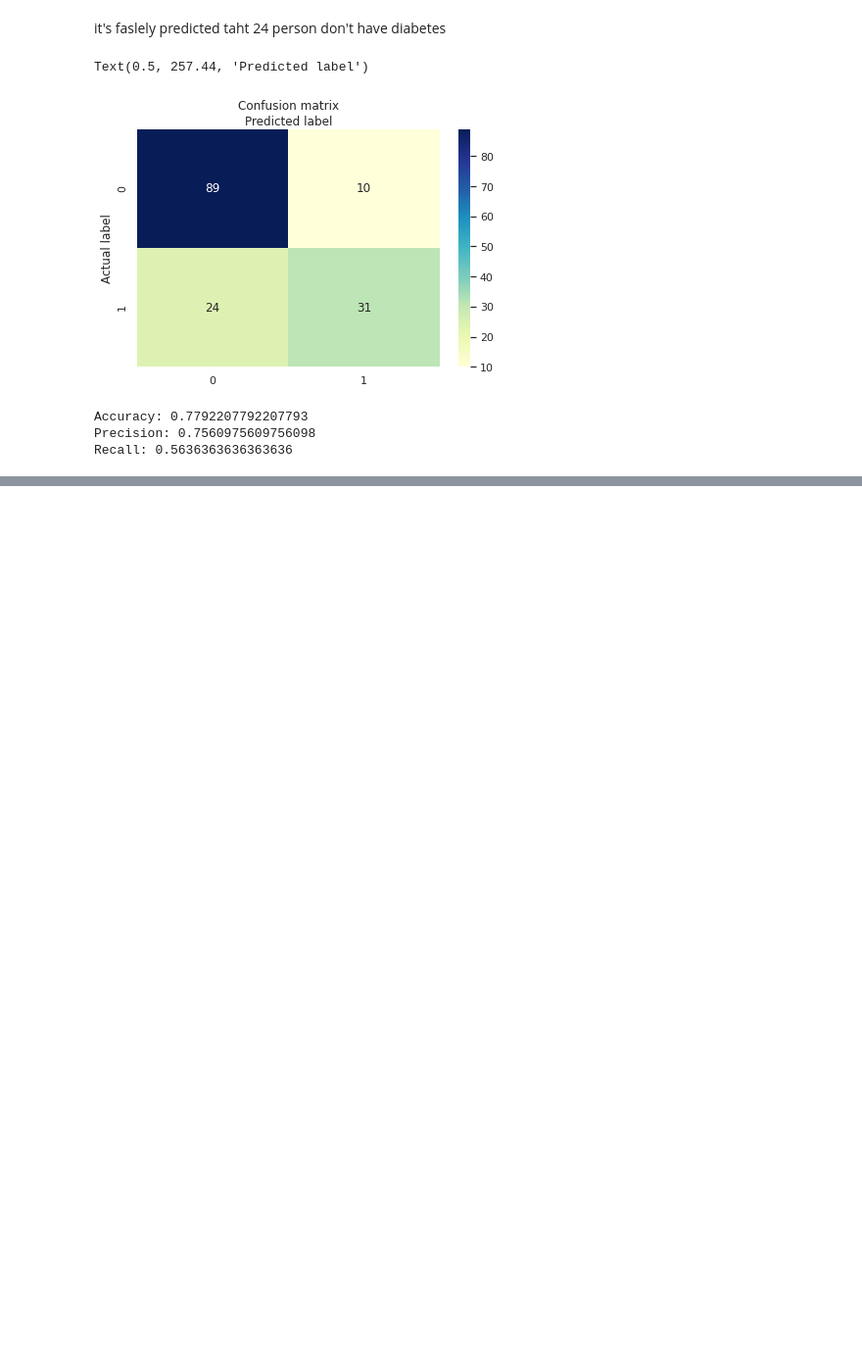
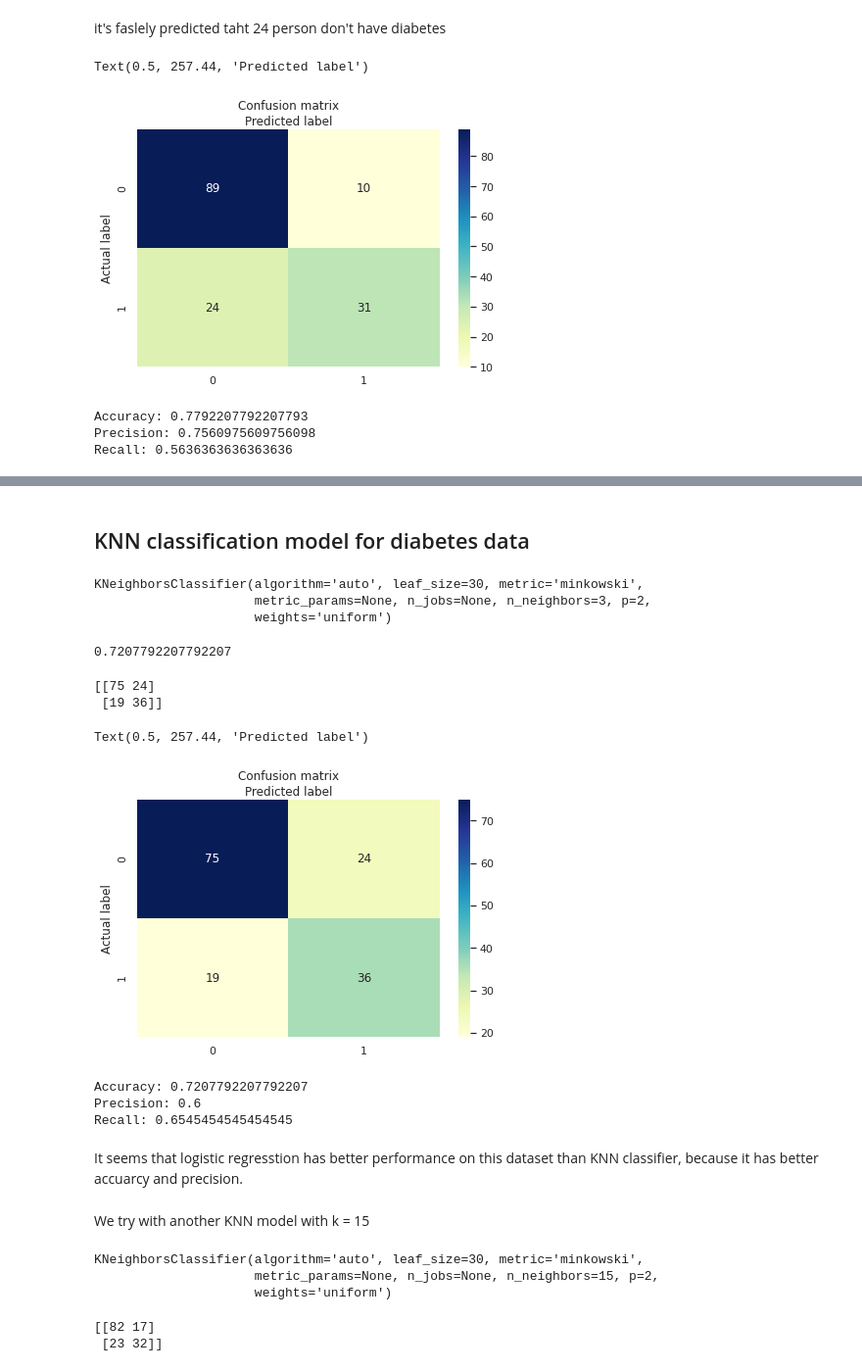
Before and after one commit to ZahraDehghani99/AI-Internship, a Jupyter notebook: Phase01_Review.ipynb, the cells around one changed output, grey strips where cells are left out. Shown: that part at 98% size. Drawn from its saved outputs; the diff is of its cells as text; code cells hidden in the pictures; blank space fills up the shorter version.

```diff
--- a/Phase01_Review.ipynb
+++ b/Phase01_Review.ipynb
@@ -508,0 +577,57 @@ Recall: 0.5636363636363636
+# %% [markdown]
+## KNN classification model for diabetes data
+# %%
+from sklearn.neighbors import KNeighborsClassifier
+neigh_clf = KNeighborsClassifier(n_neighbors=3)
+neigh_clf.fit(X_train,y_train)
+# %% [output]
+KNeighborsClassifier(algorithm='auto', leaf_size=30, metric='minkowski',
+                     metric_params=None, n_jobs=None, n_neighbors=3, p=2,
+                     weights='uniform')
+# %%
+y_pred_nclf = neigh_clf.predict(X_test)
+# %%
+neigh_clf.score(X_test,y_test) # = accuary
+# %% [output]
+0.7207792207792207
+# %%
+cnf_matrix_nclf = metrics.confusion_matrix(y_test, y_pred_nclf)
+print(cnf_matrix_nclf)
+# %% [output]
+[[75 24]
+ [19 36]]
+# %%
+ass_names=[0,1] # name  of classes
+fig, ax = plt.subplots()
+tick_marks = np.arange(len(class_names))
+plt.xticks(tick_marks, class_names)
+plt.yticks(tick_marks, class_names)
+# create heatmap
+sns.heatmap(pd.DataFrame(cnf_matrix_nclf), annot=True, cmap="YlGnBu" ,fmt='g')
+ax.xaxis.set_label_position("top")
+plt.tight_layout()
+plt.title('Confusion matrix', y=1.1)
+plt.ylabel('Actual label')
+plt.xlabel('Predicted label')
+# %% [output]
+Text(0.5, 257.44, 'Predicted label')
+[figure, added]
+# %%
+print("Accuracy:",metrics.accuracy_score(y_test, y_pred_nclf))
+print("Precision:",metrics.precision_score(y_test, y_pred_nclf))
+print("Recall:",metrics.recall_score(y_test, y_pred_nclf))
+# %% [output]
+Accuracy: 0.7207792207792207
+Precision: 0.6
+Recall: 0.6545454545454545
+# %% [markdown]
+It seems that logistic regresstion has better performance on this dataset than KNN classifier, because it has better accuarcy and precision.
+# %% [markdown]
+We try with another KNN model with k = 15
+# %%
+neigh_clf2 = KNeighborsClassifier(n_neighbors=15)
+neigh_clf2.fit(X_train,y_train)
+# %% [output]
+KNeighborsClassifier(algorithm='auto', leaf_size=30, metric='minkowski',
+                     metric_params=None, n_jobs=None, n_neighbors=15, p=2,
+                     weights='uniform')
@@ -508,0 +636,6 @@ Recall: 0.5636363636363636
+# %%
+cnf_matrix_nclf2 = metrics.confusion_matrix(y_test, y_pred_nclf2)
+print(cnf_matrix_nclf2)
+# %% [output]
+[[82 17]
+ [23 32]]
```
Also changed, not shown: parts of 31 cells of this notebook.
